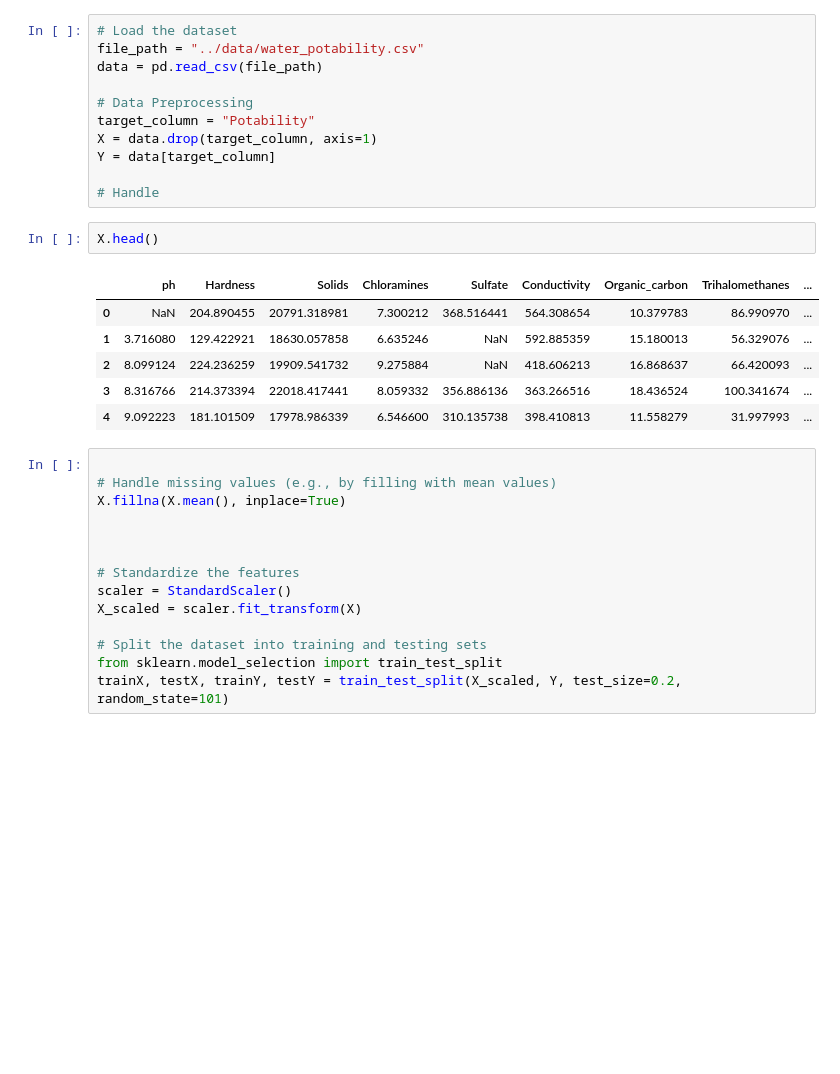
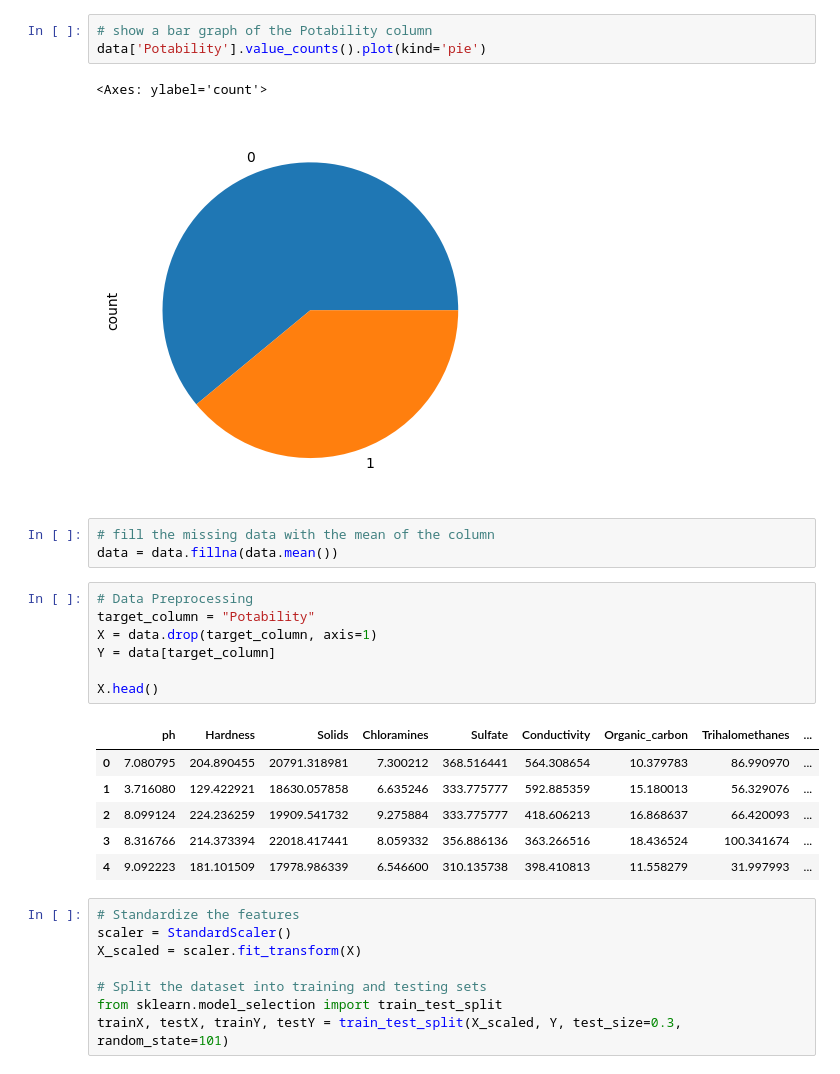
Before and after one commit to RuthBiney/Water-Quality-Model-, a Jupyter notebook: model/model.ipynb, the cells around one changed output. Cells and saved outputs as stored; diff of their text form; blank space fills up the shorter version.

```diff
--- a/model/model.ipynb
+++ b/model/model.ipynb
@@ -15,37 +94,34 @@ import tensorflow as tf
+# %%
+# show a bar graph of the Potability column
+data['Potability'].value_counts().plot(kind='pie')
+# %% [output]
+<Axes: ylabel='count'>
+[figure, added]
+# %%
+# fill the missing data with the mean of the column
+data = data.fillna(data.mean())
 # %%
-# Load the dataset
-file_path = "../data/water_potability.csv"
-data = pd.read_csv(file_path)
-
 # Data Preprocessing
 target_column = "Potability"
 X = data.drop(target_column, axis=1)
 Y = data[target_column]
 
-# Handle
+X.head()
+# %% [output]
+|  | ph | Hardness | Solids | Chloramines | Sulfate | Conductivity | Organic_carbon | Trihalomethanes | ... |
+| 0 | 7.080795 | 204.890455 | 20791.318981 | 7.300212 | 368.516441 | 564.308654 | 10.379783 | 86.990970 | ... |
+| 1 | 3.716080 | 129.422921 | 18630.057858 | 6.635246 | 333.775777 | 592.885359 | 15.180013 | 56.329076 | ... |
+| 2 | 8.099124 | 224.236259 | 19909.541732 | 9.275884 | 333.775777 | 418.606213 | 16.868637 | 66.420093 | ... |
+| 3 | 8.316766 | 214.373394 | 22018.417441 | 8.059332 | 356.886136 | 363.266516 | 18.436524 | 100.341674 | ... |
+| 4 | 9.092223 | 181.101509 | 17978.986339 | 6.546600 | 310.135738 | 398.410813 | 11.558279 | 31.997993 | ... |
-# %%
-X.head()
-# %% [output]
-|  | ph | Hardness | Solids | Chloramines | Sulfate | Conductivity | Organic_carbon | Trihalomethanes | ... |
-| 0 | NaN | 204.890455 | 20791.318981 | 7.300212 | 368.516441 | 564.308654 | 10.379783 | 86.990970 | ... |
-| 1 | 3.716080 | 129.422921 | 18630.057858 | 6.635246 | NaN | 592.885359 | 15.180013 | 56.329076 | ... |
-| 2 | 8.099124 | 224.236259 | 19909.541732 | 9.275884 | NaN | 418.606213 | 16.868637 | 66.420093 | ... |
-| 3 | 8.316766 | 214.373394 | 22018.417441 | 8.059332 | 356.886136 | 363.266516 | 18.436524 | 100.341674 | ... |
-| 4 | 9.092223 | 181.101509 | 17978.986339 | 6.546600 | 310.135738 | 398.410813 | 11.558279 | 31.997993 | ... |
 # %%
-
-# Handle missing values (e.g., by filling with mean values)
-X.fillna(X.mean(), inplace=True)
-
-
-
 # Standardize the features
 scaler = StandardScaler()
 X_scaled = scaler.fit_transform(X)
 
 # Split the dataset into training and testing sets
 from sklearn.model_selection import train_test_split
-trainX, testX, trainY, testY = train_test_split(X_scaled, Y, test_size=0.2, random_state=101)
+trainX, testX, trainY, testY = train_test_split(X_scaled, Y, test_size=0.3, random_state=101)
 # %%
 trainX
 # %% [output]
```
Also changed, not shown: parts of 16 cells of this notebook, 1 other file.
